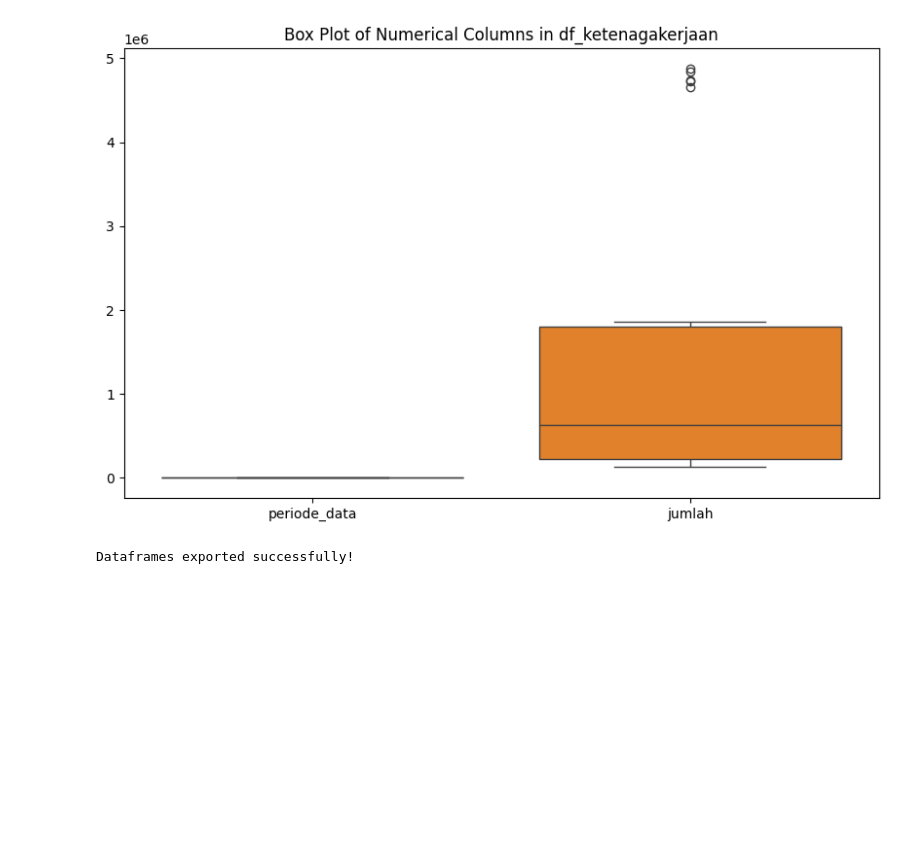
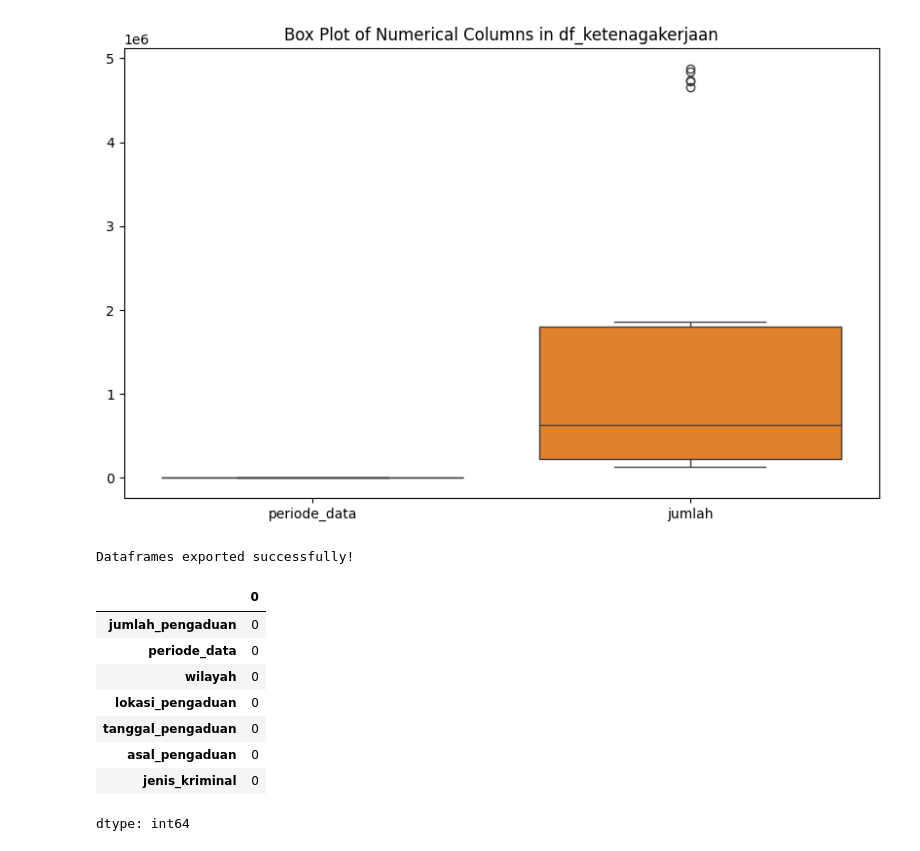
Before and after one commit to elanghairilanam/Portfolio-Data-Science, a Jupyter notebook: Data_Cleaning_for_Data_Demografi_dan_Sosial.ipynb, the cells around one changed output. Drawn from its saved outputs; the diff is of its cells as text; code cells hidden in the pictures; blank space fills up the shorter version.

```diff
--- a/Data_Cleaning_for_Data_Demografi_dan_Sosial.ipynb
+++ b/Data_Cleaning_for_Data_Demografi_dan_Sosial.ipynb
@@ -189,0 +195,13 @@ Dataframes exported successfully!
+# %%
+# cek missing value
+df_faskes_2023.isna().sum()
+# %% [output]
+|  | 0 |
+| jumlah_pengaduan | 0 |
+| periode_data | 0 |
+| wilayah | 0 |
+| lokasi_pengaduan | 0 |
+| tanggal_pengaduan | 0 |
+| asal_pengaduan | 0 |
+| jenis_kriminal | 0 |
+dtype: int64
```
Also changed, not shown: parts of 5 cells of this notebook.
